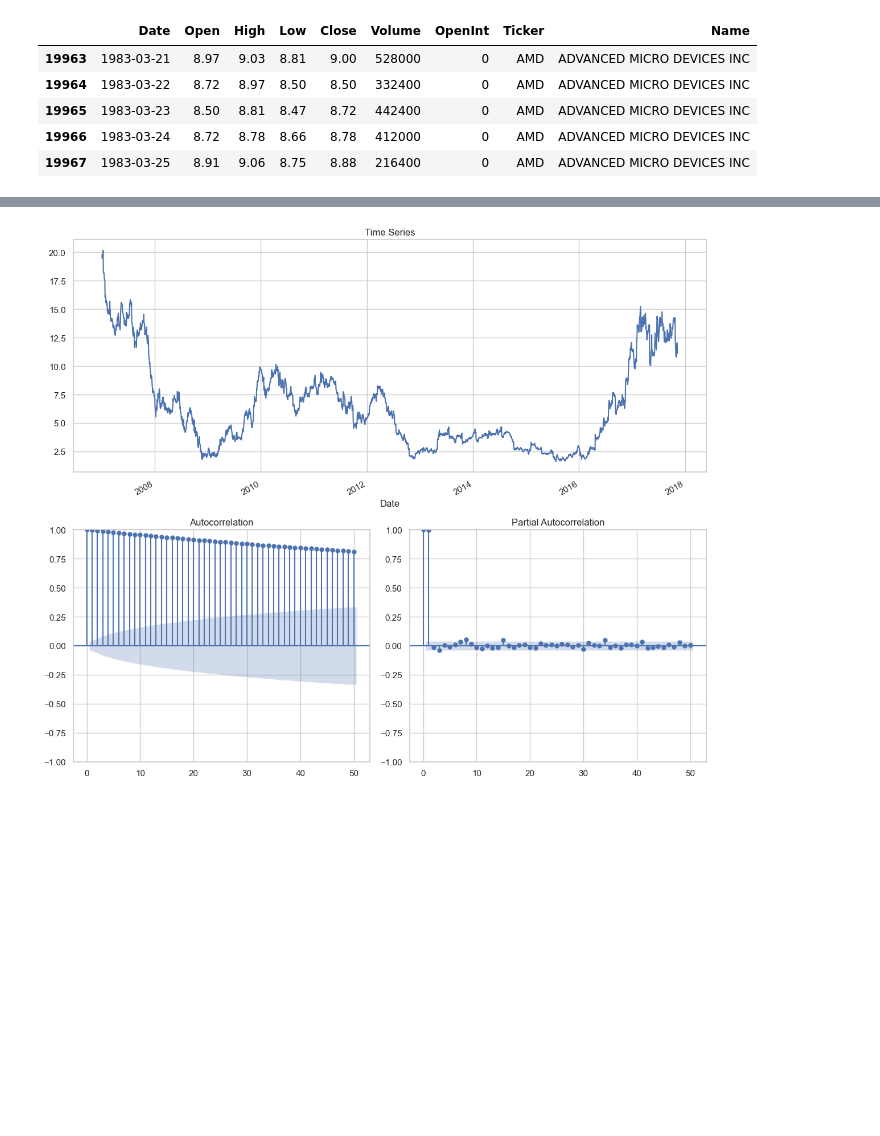
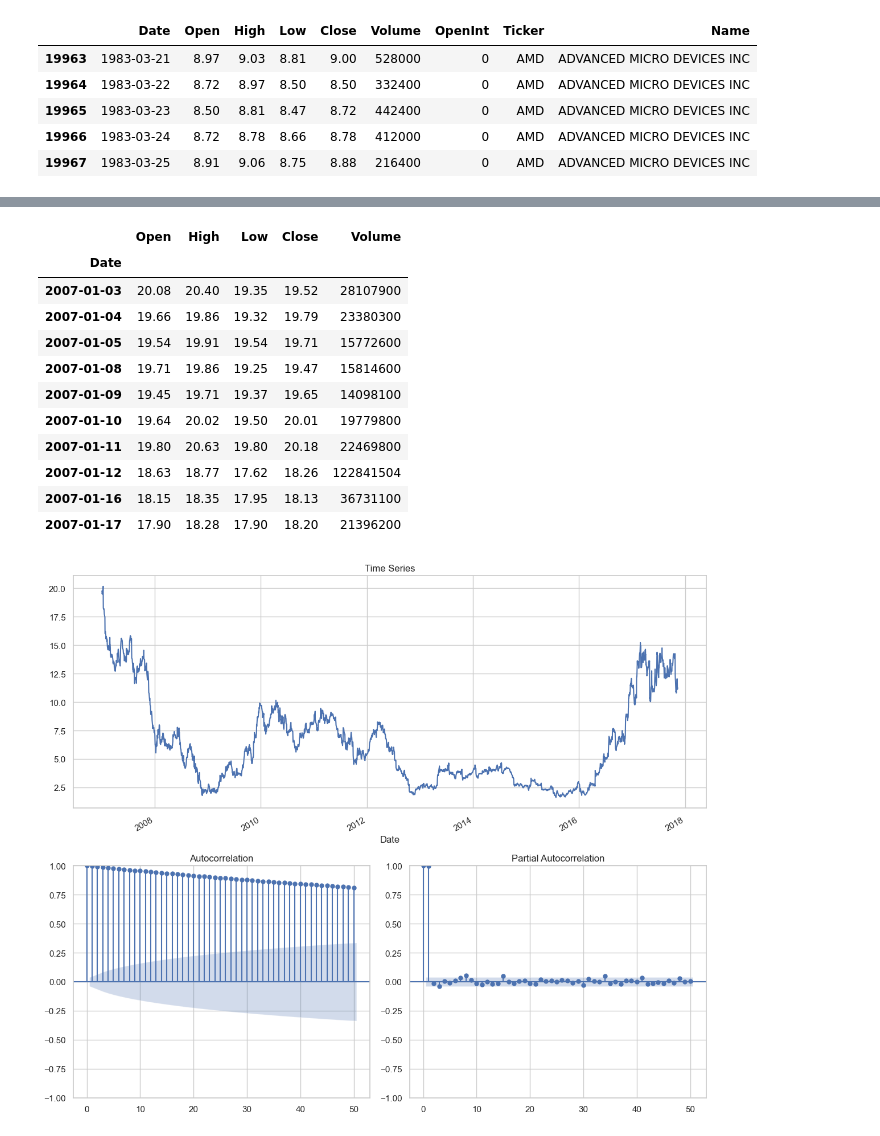
Before and after one commit to FJGM2023015/ML_Stocks_Project, a Jupyter notebook: ML_Stocks_Project.ipynb, the cells around one changed output, grey strips where cells are left out. Saved outputs shown, nothing was run; the diff lists cells and outputs as text; code cells hidden in the pictures; blank space fills up the shorter version.

```diff
--- a/ML_Stocks_Project.ipynb
+++ b/ML_Stocks_Project.ipynb
@@ -1072,3 +1137,19 @@ memory usage: 192.4+ KB
+# %%
+# Display first 10 records
+df_AMD_stocks.head(10)
+# %% [output]
+|  | Open | High | Low | Close | Volume |
+| Date |  |  |  |  |  |
+| 2007-01-03 | 20.08 | 20.40 | 19.35 | 19.52 | 28107900 |
+| 2007-01-04 | 19.66 | 19.86 | 19.32 | 19.79 | 23380300 |
+| 2007-01-05 | 19.54 | 19.91 | 19.54 | 19.71 | 15772600 |
+| 2007-01-08 | 19.71 | 19.86 | 19.25 | 19.47 | 15814600 |
+| 2007-01-09 | 19.45 | 19.71 | 19.37 | 19.65 | 14098100 |
+| 2007-01-10 | 19.64 | 20.02 | 19.50 | 20.01 | 19779800 |
+| 2007-01-11 | 19.80 | 20.63 | 19.80 | 20.18 | 22469800 |
+| 2007-01-12 | 18.63 | 18.77 | 17.62 | 18.26 | 122841504 |
+| 2007-01-16 | 18.15 | 18.35 | 17.95 | 18.13 | 36731100 |
+| 2007-01-17 | 17.90 | 18.28 | 17.90 | 18.20 | 21396200 |
 # %%
 # Display plot of close column and Date index
 plotds(df_AMD_stocks['Close'], nlag = 50)
```
Also changed, not shown: parts of 25 cells of this notebook.
